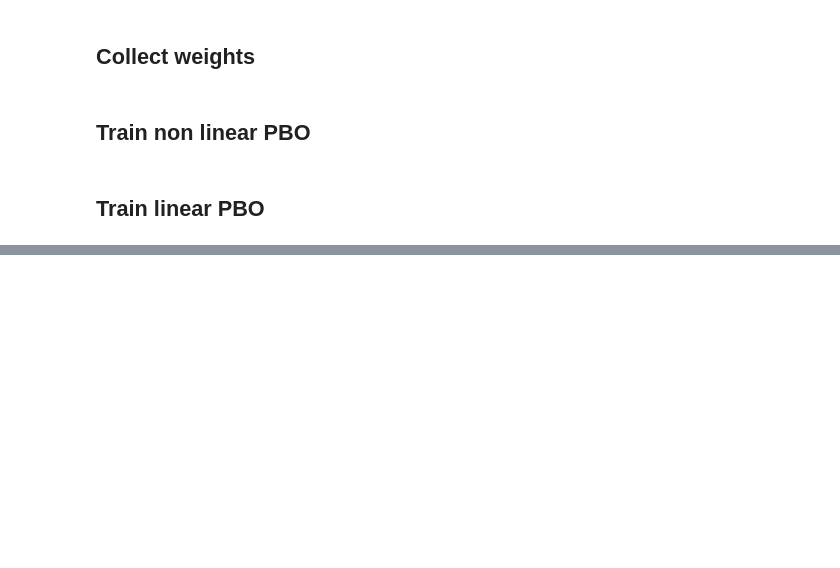
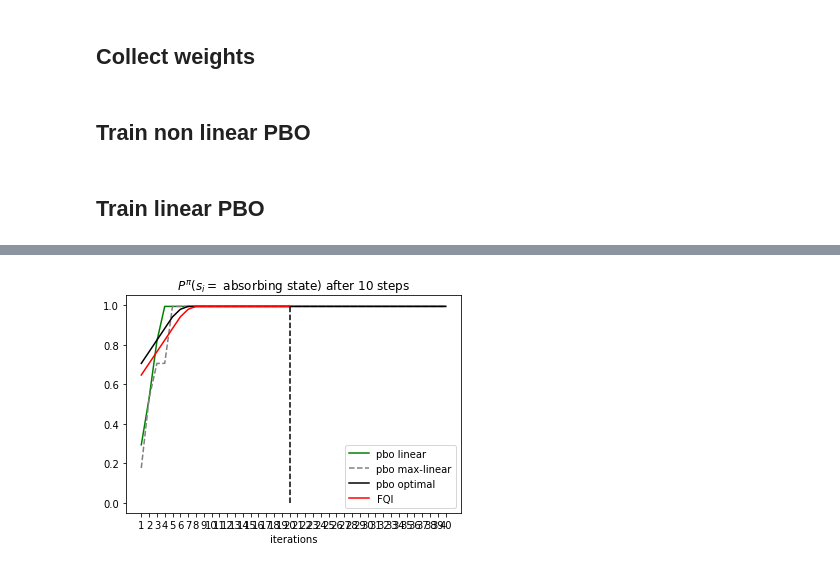
Before and after one commit to theovincent/PBO, a Jupyter notebook: pbo_chain_walk.ipynb, the cells around one changed output, grey strips where cells are left out. Saved outputs shown, nothing was run; the diff lists cells and outputs as text; code cells hidden in the pictures; blank space fills up the shorter version.

```diff
--- a/pbo_chain_walk.ipynb
+++ b/pbo_chain_walk.ipynb
@@ -323,0 +401,17 @@ np.linalg.norm(empirical_transition_proba - pbo_tabular.params["TabularPBONet/li
+# %%
+iteration = 1
+
+
+plt.plot(iterations, absording_probabilities[:, -1], label="pbo linear", color="green")
+plt.plot(iterations, absording_probabilities_tabular[:, -1], label="pbo max-linear", color="grey", linestyle="--")
+plt.plot(iterations, absording_probabilities_optimal[:, -1], label="pbo optimal", color="black")
+plt.plot(range(1, max_bellman_iterations + 1), absording_probabilities_q[:, -1], label="FQI", color="red")
+plt.vlines(max_bellman_iterations, 0, 1, color="black", linestyle="--")
+
+plt.xticks(iterations)
+plt.xlabel("iterations")
+
+plt.title(r"$P^{\pi}(s_i =$ absorbing state)" + f" after {horizon} steps")
+_ = plt.legend()
+# %% [output]
+[figure, added]
```
Also changed, not shown: parts of 16 cells of this notebook, 1 other file.
